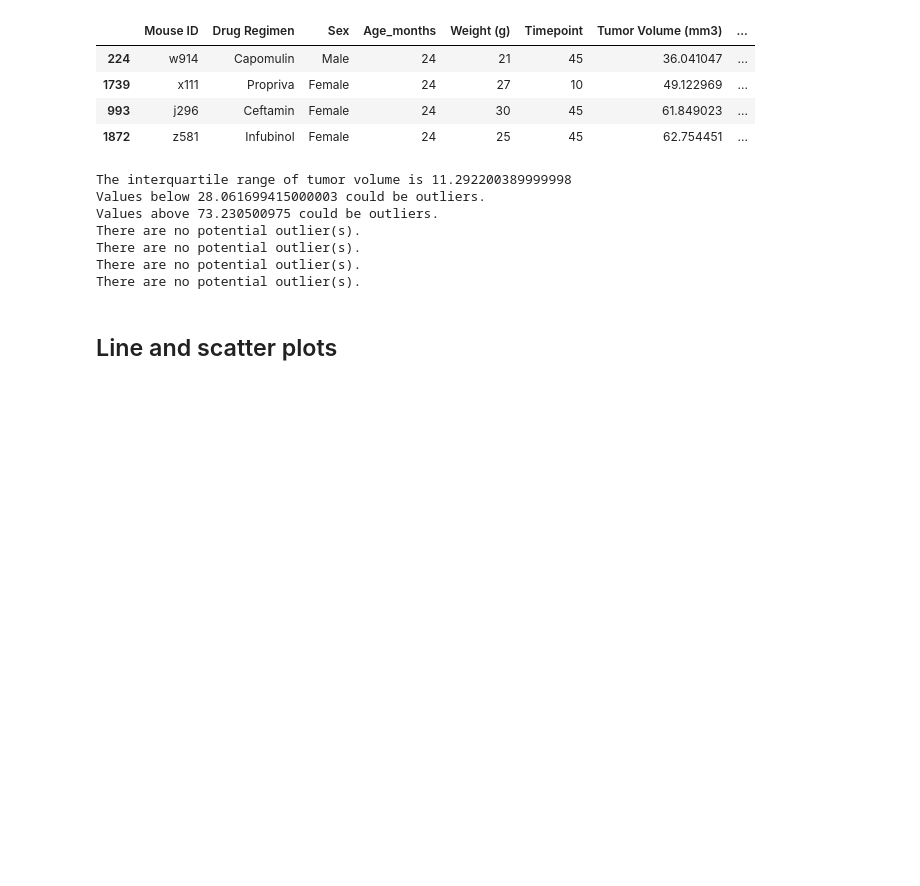
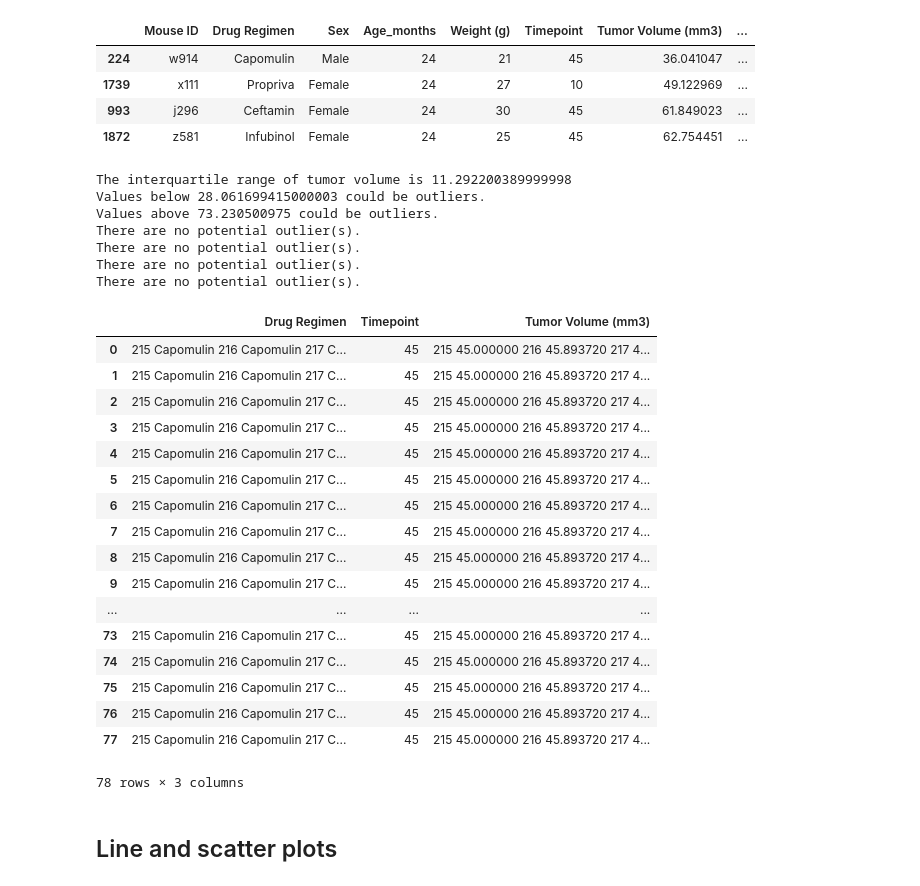
Before and after one commit to SWL-DEV/UCI-Data-Analystics-HW, a Jupyter notebook: Matplotlib Homework/Pymaceuticals/pymaceuticals_starter.ipynb, the cells around one changed output. Cells and saved outputs as stored; diff of their text form; code cells hidden in the pictures; blank space fills up the shorter version.

```diff
--- a/Matplotlib Homework/Pymaceuticals/pymaceuticals_starter.ipynb
+++ b/Matplotlib Homework/Pymaceuticals/pymaceuticals_starter.ipynb
@@ -266,6 +266,40 @@ There are no potential outlier(s).
 There are no potential outlier(s).
 # %%
 # Generate a box plot of the final tumor volume of each mouse across four regimens of interest
+final_stage = joined_df.loc[joined_df['Age_months'] == 24]
+final_drugs = []
+final_timepoints = []
+final_volumes = []
+
+for drug in final_stage['Drug Regimen']:
+    final_timepoints.append(final_stage['Timepoint'].max())
+    final_drugs.append(final_stage['Drug Regimen'])
+    final_volumes.append(final_stage['Tumor Volume (mm3)'])
+
+final_df = pd.DataFrame({"Drug Regimen" : final_drugs,
+                         "Timepoint" : final_timepoints,
+                         "Tumor Volume (mm3)" : final_volumes})
+
+final_df
+# %% [output]
+|  | Drug Regimen | Timepoint | Tumor Volume (mm3) |
+| 0 | 215 Capomulin 216 Capomulin 217 C... | 45 | 215 45.000000 216 45.893720 217 4... |
+| 1 | 215 Capomulin 216 Capomulin 217 C... | 45 | 215 45.000000 216 45.893720 217 4... |
+| 2 | 215 Capomulin 216 Capomulin 217 C... | 45 | 215 45.000000 216 45.893720 217 4... |
+| 3 | 215 Capomulin 216 Capomulin 217 C... | 45 | 215 45.000000 216 45.893720 217 4... |
+| 4 | 215 Capomulin 216 Capomulin 217 C... | 45 | 215 45.000000 216 45.893720 217 4... |
+| 5 | 215 Capomulin 216 Capomulin 217 C... | 45 | 215 45.000000 216 45.893720 217 4... |
+| 6 | 215 Capomulin 216 Capomulin 217 C... | 45 | 215 45.000000 216 45.893720 217 4... |
+| 7 | 215 Capomulin 216 Capomulin 217 C... | 45 | 215 45.000000 216 45.893720 217 4... |
+| 8 | 215 Capomulin 216 Capomulin 217 C... | 45 | 215 45.000000 216 45.893720 217 4... |
+| 9 | 215 Capomulin 216 Capomulin 217 C... | 45 | 215 45.000000 216 45.893720 217 4... |
+| ... | ... | ... | ... |
+| 73 | 215 Capomulin 216 Capomulin 217 C... | 45 | 215 45.000000 216 45.893720 217 4... |
+| 74 | 215 Capomulin 216 Capomulin 217 C... | 45 | 215 45.000000 216 45.893720 217 4... |
+| 75 | 215 Capomulin 216 Capomulin 217 C... | 45 | 215 45.000000 216 45.893720 217 4... |
+| 76 | 215 Capomulin 216 Capomulin 217 C... | 45 | 215 45.000000 216 45.893720 217 4... |
+| 77 | 215 Capomulin 216 Capomulin 217 C... | 45 | 215 45.000000 216 45.893720 217 4... |
+78 rows × 3 columns
 # %% [markdown]
 ## Line and scatter plots
 # %%
```
